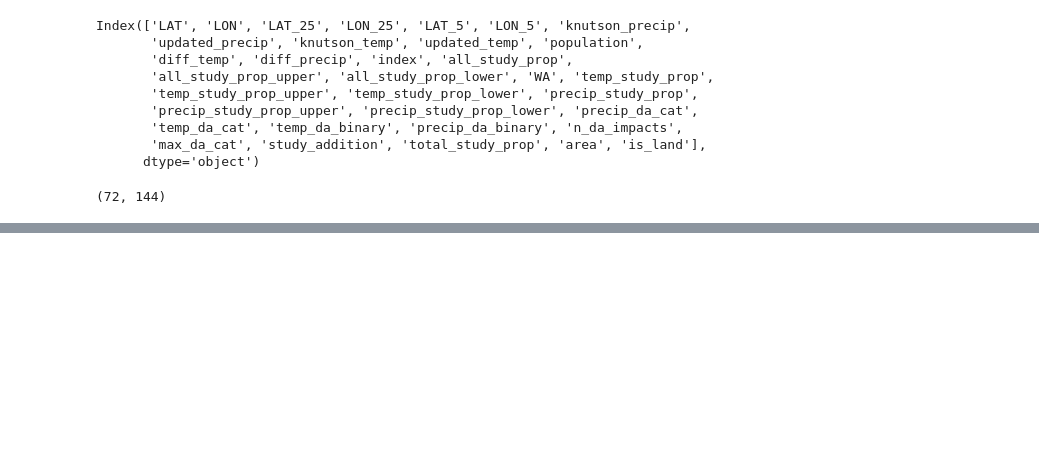
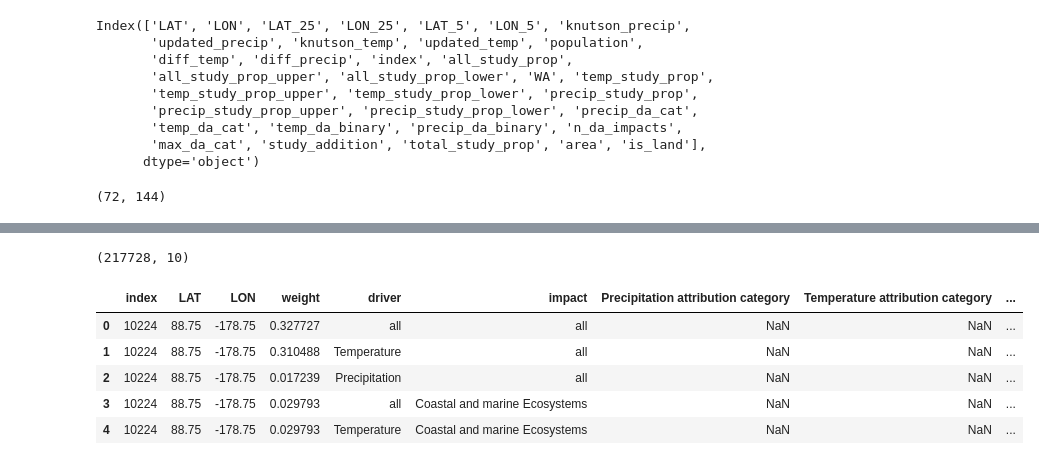
Before and after one commit to mcallaghan/interactive-impacts-map, a Jupyter notebook: transform_data.ipynb, the cells around one changed output, grey strips where cells are left out. Cells and saved outputs as stored; diff of their text form; code cells hidden in the pictures; blank space fills up the shorter version.

```diff
--- a/transform_data.ipynb
+++ b/transform_data.ipynb
@@ -176,3 +195,8 @@ for i, row in long_df.fillna(5).iterrows():
 
 with open('data/ws_data.json', 'w') as fp:
     json.dump(d, fp)
+# %%
+if "Precipitation attribution category" not in long_df.columns:
+    long_df = long_df.merge(df[['index','Precipitation attribution category','Temperature attribution category']])
+print(long_df.shape)
+long_df.head()
@@ -178,0 +255,20 @@ with open('data/ws_data.json', 'w') as fp:
+# %%
+import numpy as np
+
+long_df = long_df.merge(wide_df[["index","impact","merged_weight","n_da_impacts"]])
+long_df.loc[long_df["driver"]=="all","weight"] = long_df.loc[long_df["driver"]=="all","merged_weight"]
+tidx = long_df[long_df['driver']=="Temperature"].index
+pidx = long_df[long_df['driver']=="Precipitation"].index
+
+long_df.loc[tidx,"n_da_impacts"] = np.where((long_df.loc[tidx]["Temperature attribution category"].isin([2,3])),1,0)
+long_df.loc[pidx,"n_da_impacts"] = np.where((long_df.loc[pidx]["Precipitation attribution category"].isin([2,3])),1,0)
+print(long_df.shape)
+long_df.head()
+# %% [output]
+(217728, 10)
+|  | index | LAT | LON | weight | driver | impact | Precipitation attribution category | Temperature attribution category | ... |
+| 0 | 10224 | 88.75 | -178.75 | 0.327727 | all | all | NaN | NaN | ... |
+| 1 | 10224 | 88.75 | -178.75 | 0.310488 | Temperature | all | NaN | NaN | ... |
+| 2 | 10224 | 88.75 | -178.75 | 0.017239 | Precipitation | all | NaN | NaN | ... |
+| 3 | 10224 | 88.75 | -178.75 | 0.029793 | all | Coastal and marine Ecosystems | NaN | NaN | ... |
+| 4 | 10224 | 88.75 | -178.75 | 0.029793 | Temperature | Coastal and marine Ecosystems | NaN | NaN | ... |
```
Also changed, not shown: parts of 17 cells of this notebook, 10 other files.
